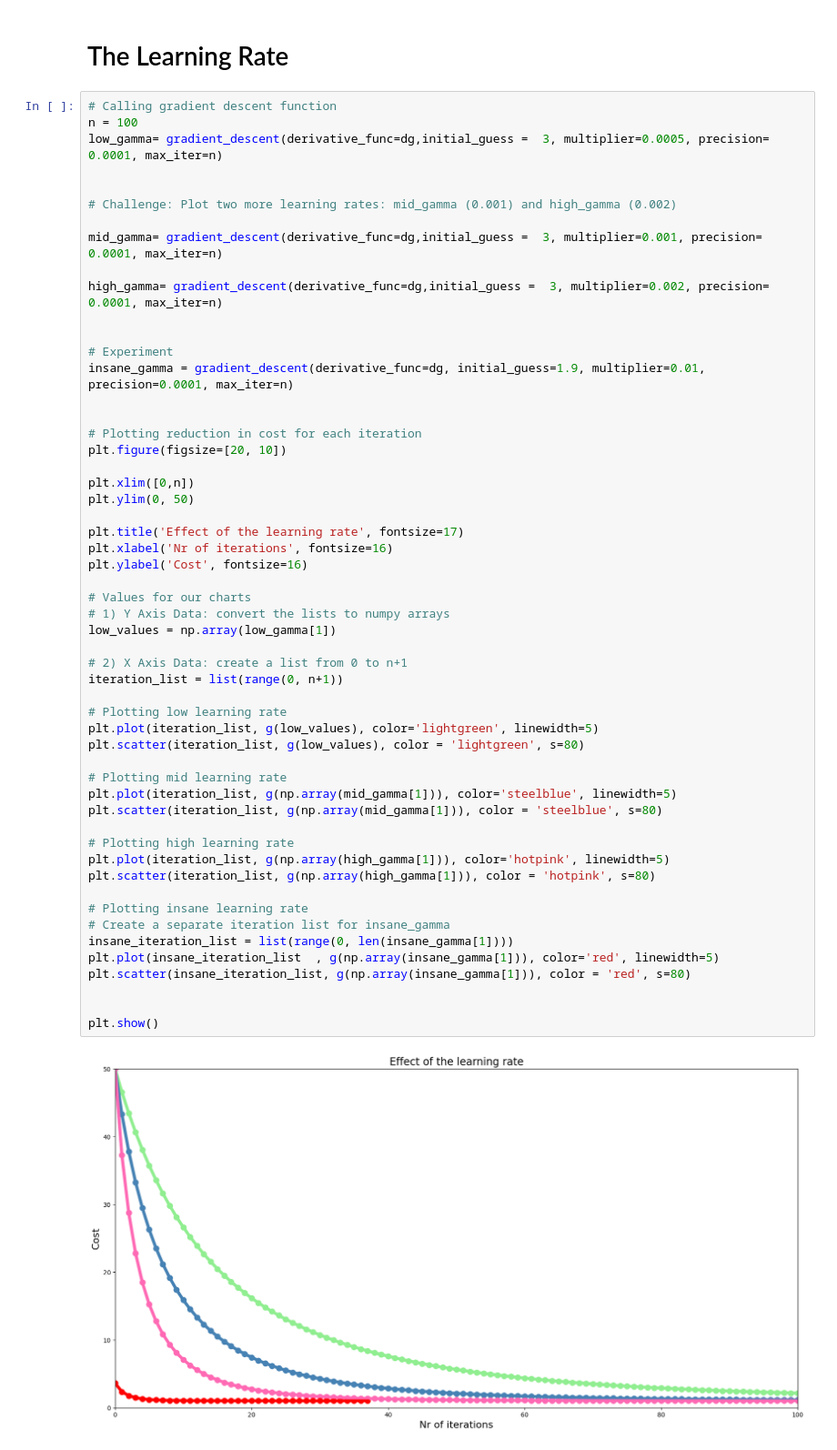
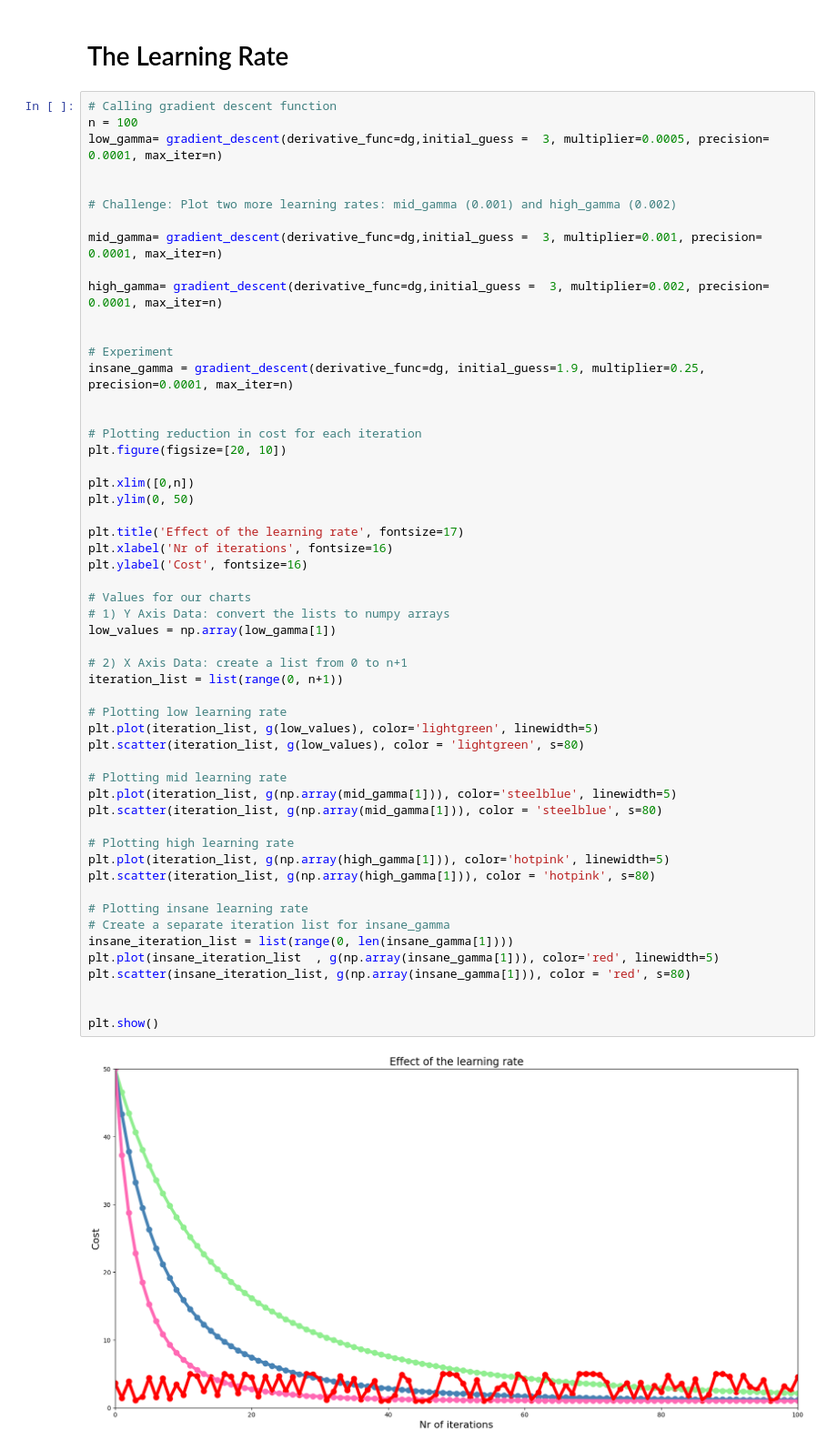
Before and after one commit to JonniiRingo/Data-Science-Ml, a Jupyter notebook: 03 Gradient Descent.ipynb, the cells around one changed output. Shown at 91% size. Drawn from its saved outputs; the diff is of its cells as text.

```diff
--- a/03 Gradient Descent.ipynb
+++ b/03 Gradient Descent.ipynb
@@ -405,7 +407,7 @@ high_gamma= gradient_descent(derivative_func=dg,initial_guess =  3, multiplier=0
 
 
 # Experiment
-insane_gamma = gradient_descent(derivative_func=dg, initial_guess=1.9, multiplier=0.01, precision=0.0001, max_iter=n)
+insane_gamma = gradient_descent(derivative_func=dg, initial_guess=1.9, multiplier=0.25, precision=0.0001, max_iter=n)
 
 
 # Plotting reduction in cost for each iteration
@@ -419,31 +421,31 @@ plt.xlabel('Nr of iterations', fontsize=16)
 plt.ylabel('Cost', fontsize=16)
 
 # Values for our charts
 # 1) Y Axis Data: convert the lists to numpy arrays
 low_values = np.array(low_gamma[1])
 
 # 2) X Axis Data: create a list from 0 to n+1
 iteration_list = list(range(0, n+1))
 
 # Plotting low learning rate
 plt.plot(iteration_list, g(low_values), color='lightgreen', linewidth=5)
 plt.scatter(iteration_list, g(low_values), color = 'lightgreen', s=80)
 
 # Plotting mid learning rate
 plt.plot(iteration_list, g(np.array(mid_gamma[1])), color='steelblue', linewidth=5)
 plt.scatter(iteration_list, g(np.array(mid_gamma[1])), color = 'steelblue', s=80)
 
 # Plotting high learning rate
 plt.plot(iteration_list, g(np.array(high_gamma[1])), color='hotpink', linewidth=5)
 plt.scatter(iteration_list, g(np.array(high_gamma[1])), color = 'hotpink', s=80)
 
 # Plotting insane learning rate
 # Create a separate iteration list for insane_gamma
 insane_iteration_list = list(range(0, len(insane_gamma[1])))
 plt.plot(insane_iteration_list  , g(np.array(insane_gamma[1])), color='red', linewidth=5)
 plt.scatter(insane_iteration_list, g(np.array(insane_gamma[1])), color = 'red', s=80)
 
 
 plt.show()
 # %% [output]
-[figure, old version]
+[figure, new version]
```
Also changed, not shown: parts of 6 cells of this notebook.
